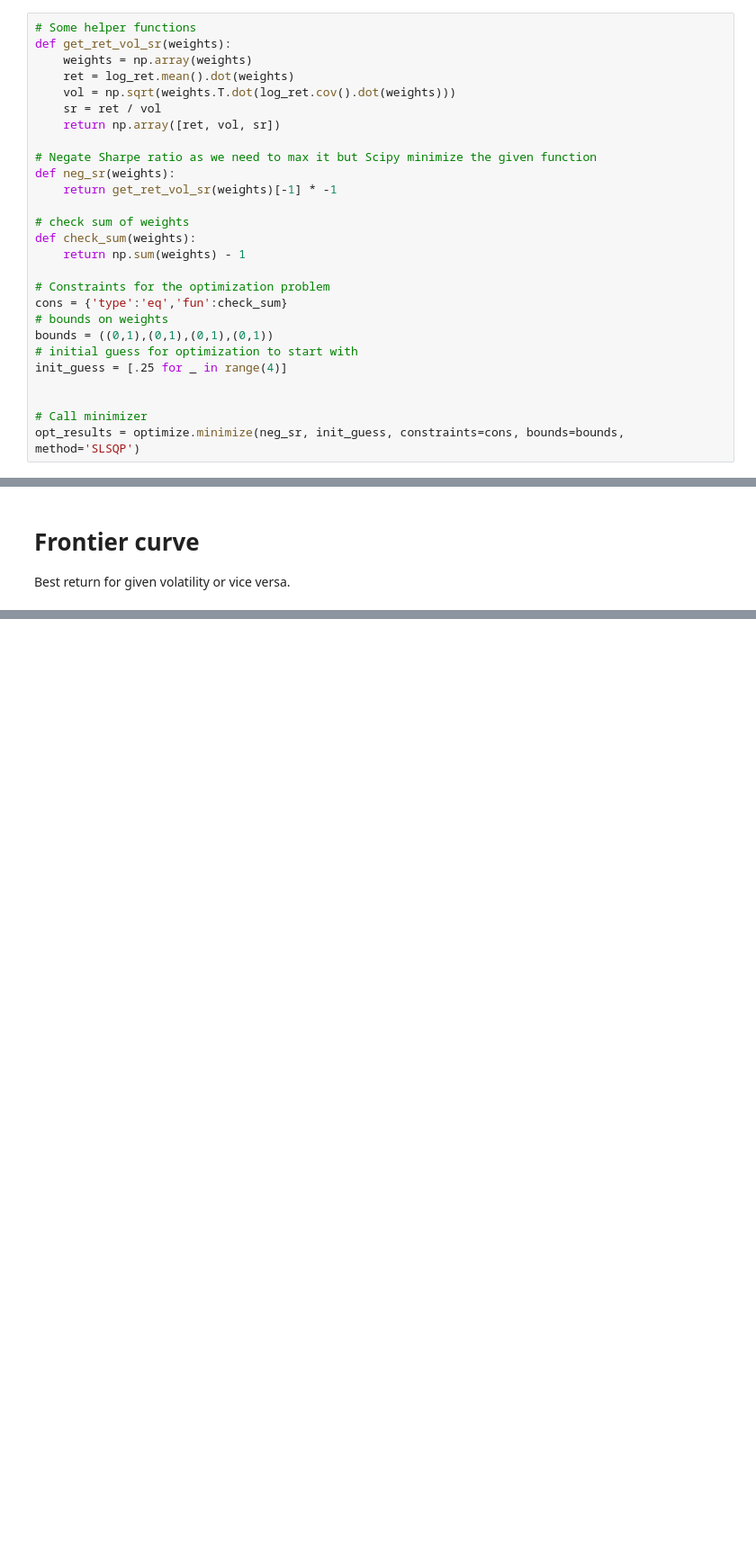
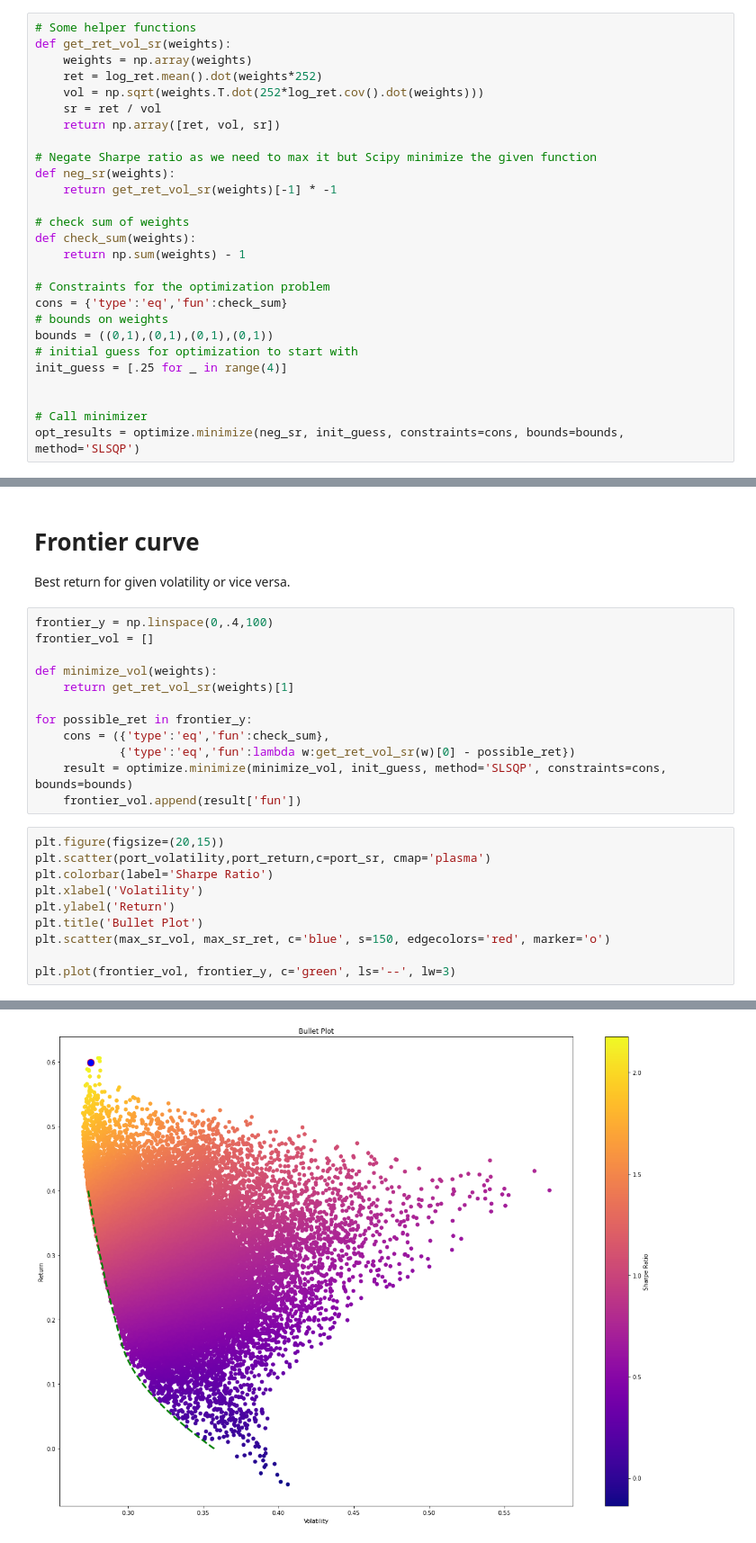
Before and after one commit to bhavinmoriya/Python-for-Financial-Analysis-and-Algorithmic-Trading, a Jupyter notebook: markowitz-portfolio-optimization.ipynb, the cells around one changed output, grey strips where cells are left out. Shown at 90% size. Cells and saved outputs as stored; diff of their text form; blank space fills up the shorter version.

```diff
--- a/markowitz-portfolio-optimization.ipynb
+++ b/markowitz-portfolio-optimization.ipynb
@@ -169,8 +169,8 @@ from scipy import optimize
 # Some helper functions
 def get_ret_vol_sr(weights):
     weights = np.array(weights)
-    ret = log_ret.mean().dot(weights)
-    vol = np.sqrt(weights.T.dot(log_ret.cov().dot(weights)))
+    ret = log_ret.mean().dot(weights*252)
+    vol = np.sqrt(weights.T.dot(252*log_ret.cov().dot(weights)))
     sr = ret / vol
     return np.array([ret, vol, sr])
 
@@ -218,3 +218,26 @@ So MC and Optimizer gives very close results. MC is good but if we have many ass
 # Frontier curve
 
 Best return for given volatility or vice versa.
+# %%
+frontier_y = np.linspace(0,.4,100)
+frontier_vol = []
+
+def minimize_vol(weights):
+    return get_ret_vol_sr(weights)[1]
+
+for possible_ret in frontier_y:
+    cons = ({'type':'eq','fun':check_sum},
+            {'type':'eq','fun':lambda w:get_ret_vol_sr(w)[0] - possible_ret})
+    result = optimize.minimize(minimize_vol, init_guess, method='SLSQP', constraints=cons, bounds=bounds)
+    frontier_vol.append(result['fun'])
+# %%
+plt.figure(figsize=(20,15))
+plt.scatter(port_volatility,port_return,c=port_sr, cmap='plasma')
+plt.colorbar(label='Sharpe Ratio')
+plt.xlabel('Volatility')
+plt.ylabel('Return')
+plt.title('Bullet Plot')
+plt.scatter(max_sr_vol, max_sr_ret, c='blue', s=150, edgecolors='red', marker='o')
+
+plt.plot(frontier_vol, frontier_y, c='green', ls='--', lw=3)
+# %% [output]
@@ -220,0 +245 @@ Best return for given volatility or vice versa.
+[figure, added]
```
Also changed, not shown: parts of 7 cells of this notebook.
